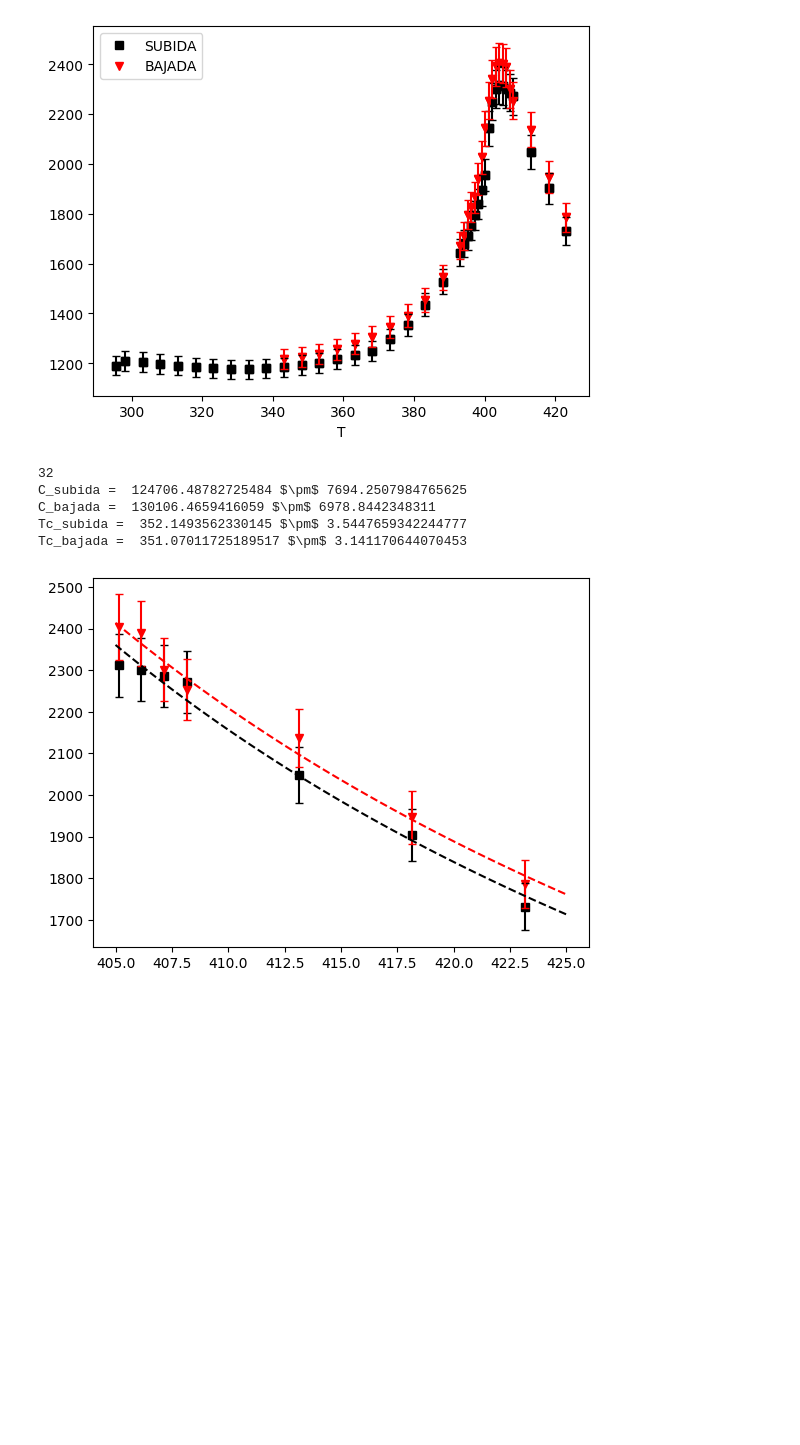
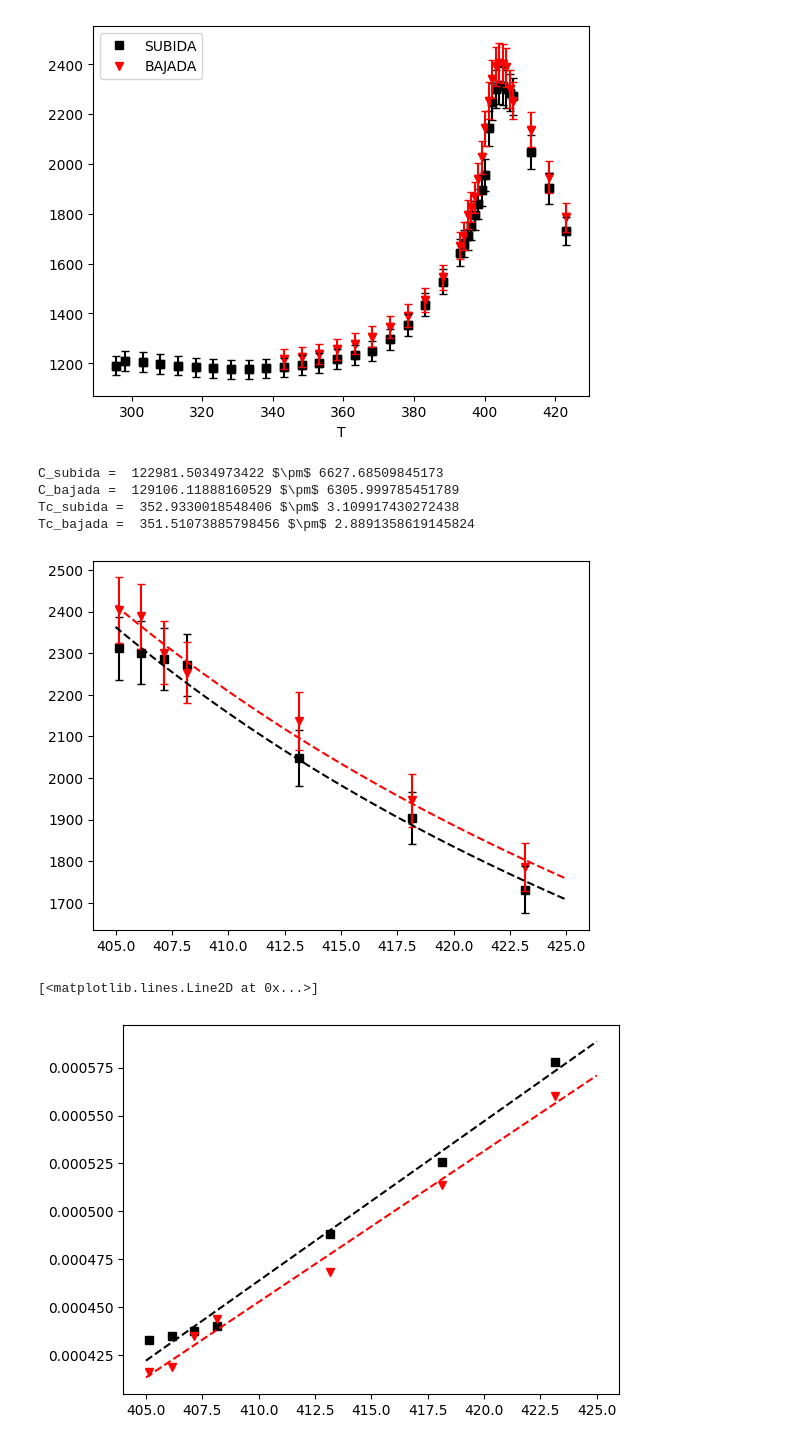
Before and after one commit to albertopeinador/FES_Curie, a Jupyter notebook: Curie.ipynb, the cells around one changed output. Cells and saved outputs as stored; diff of their text form; code cells hidden in the pictures; blank space fills up the shorter version.

```diff
--- a/Curie.ipynb
+++ b/Curie.ipynb
@@ -51,8 +51,8 @@ Text(0, 0.5, 'C / pF')
 #   Define C-W function for fit
 def cw(T, C, Tc):
     return 1 + C / (T - Tc)
-def pol(T, a, b, c, d, e):
-    return a * T**4 + b * T**3 +c * T**2 + d * T + e
+def rect(T, a, b):
+    return a * T + b
 def logauss(T, a, b, c):
     return a * np.exp(-(np.log(T)-b)**2/(2*c**2))
 def pois (T, a, l):
@@ -105,8 +105,8 @@ print (data['T'].loc[max_index_S])
 Tc = 405
 index = data.index[data['T'] > Tc][0]
 neg_index = - len(data['T']) + index
-fit_S, cov_S = curve_fit (cw, data['T'].loc[data.index[data['T'] > Tc][0]:], data['SUBIDA'].loc[data.index[data['T'] > Tc][0]:])
-fit_B, cov_B = curve_fit (cw, data['T'].loc[data.index[data['T'] > Tc][0]:], data['BAJADA'].loc[data.index[data['T'] > Tc][0]:])
+fit_S, cov_S = curve_fit (cw, data['T'].loc[index:], data['SUBIDA'].loc[index:], sigma = sE_S[index:])
+fit_B, cov_B = curve_fit (cw, data['T'].loc[index:], data['BAJADA'].loc[index:], sigma = sE_B[neg_index:])
 
 
 
@@ -129,11 +129,10 @@ print('C_bajada = ', fit_B[0], '$\pm$', np.sqrt(cov_B[0][0]))
 print('Tc_subida = ', fit_S[1], '$\pm$', np.sqrt(cov_S[1][1]))
 print('Tc_bajada = ', fit_B[1], '$\pm$', np.sqrt(cov_B[1][1]))
 # %% [output]
-32
-C_subida =  124706.48782725484 $\pm$ 7694.2507984765625
-C_bajada =  130106.4659416059 $\pm$ 6978.8442348311
-Tc_subida =  352.1493562330145 $\pm$ 3.5447659342244777
-Tc_bajada =  351.07011725189517 $\pm$ 3.141170644070453
+C_subida =  122981.5034973422 $\pm$ 6627.68509845173
+C_bajada =  129106.11888160529 $\pm$ 6305.999785451789
+Tc_subida =  352.9330018548406 $\pm$ 3.109917430272438
+Tc_bajada =  351.51073885798456 $\pm$ 2.8891358619145824
 [figure]
 # %%
 data = pd.read_csv('FES_Curie.csv')
@@ -144,23 +143,41 @@ data['SUBIDA'] = data['SUBIDA'].astype(float) / C0
 data['BAJADA'] = data['BAJADA'].astype(float) / C0
 # %%
 #   Representación 1/\chi
+
+ax1 = plt.gca()
 
 data['SUBIDA'] = 1. / (data['SUBIDA']-1)
 data['BAJADA'].loc[start:] = 1. / (data['BAJADA']-1)
 
 
 sX_S = []
 sX_B = []
 
 for i in range(len(data['SUBIDA'])):
     sX_S.append(inc.incerts (1./(x-1), [x], [data['SUBIDA'].loc[i]], [sE_S[i]]))
 for i in range(len(data['BAJADA'].loc[start:])):
     sX_B.append(inc.incerts (1./(x-1), [x], [data['BAJADA'].loc[i + start]], [sE_S[i + start]]))
 
 
 
 #plt.errorbar(x = data['T'].loc[index:], y = data['SUBIDA'].loc[index:], yerr = sX_S[index:], barsabove=True, capsize = 3, fmt = 'ks')
 #plt.errorbar(x = data['T'].loc[index:], y = data['BAJADA'].loc[index:], yerr = sX_B[neg_index:], barsabove=True, capsize = 3, fmt = 'rv')
 
-ax.plot(data['T'].loc[index:], data['SUBIDA'].loc[index:])
-ax.plot(data['T'].loc[index:], data['BAJADA'].loc[index:])
+ax1.plot(data['T'].loc[index:], data['SUBIDA'].loc[index:], 'ks')
+ax1.plot(data['T'].loc[index:], data['BAJADA'].loc[index:], 'rv')
+
+fit_chi_S, cov_chi_S = curve_fit (rect, data['T'].loc[index:], data['SUBIDA'].loc[index:], sigma = sX_S[index:])
+fit_chi_B, cov_chi_B = curve_fit (rect, data['T'].loc[index:], data['BAJADA'].loc[index:], sigma = sX_B[neg_index:])
+
+
+x_fit = np.linspace (Tc, 425, 100)
+
+y_fit_S = rect (x_fit, fit_chi_S[0], fit_chi_S[1])
+y_fit_B = rect (x_fit, fit_chi_B[0], fit_chi_B[1])
+
+
+plt.plot(x_fit, y_fit_S, 'k--')
+plt.plot(x_fit, y_fit_B, 'r--')
+# %% [output]
+[<matplotlib.lines.Line2D at 0x...>]
+[figure, added]
```
